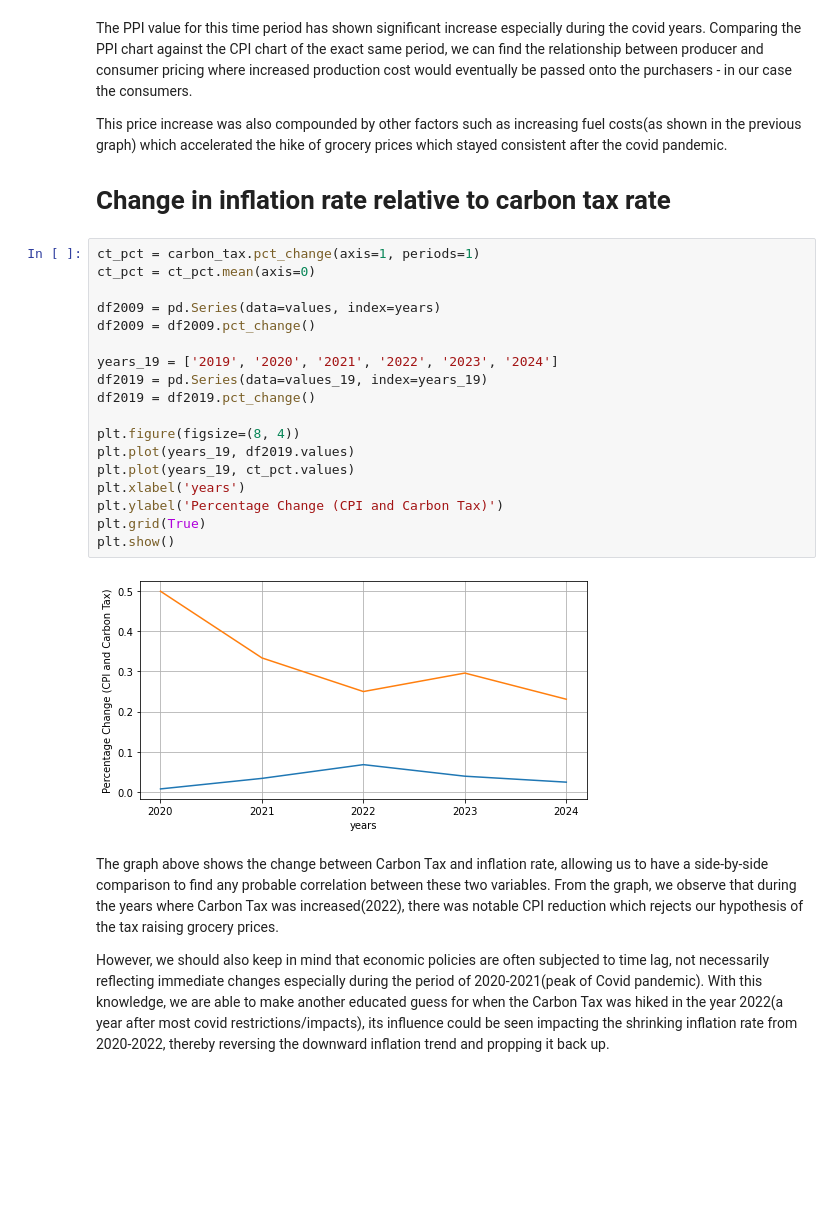
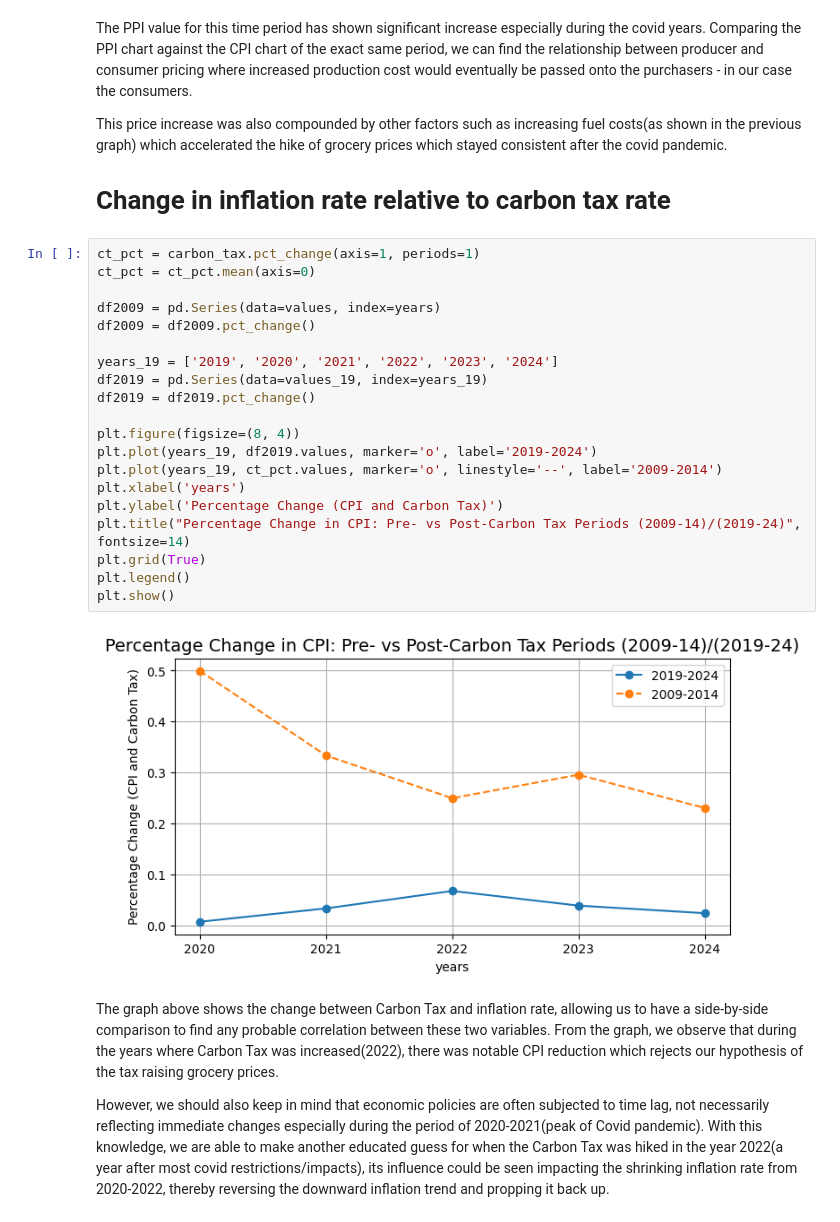
Before and after one commit to Matthew-S-Chiasson/CS2545-Analytics-on-the-price-of-Groceries-due-to-the-Carbon-Tax, a Jupyter notebook: Carbon_Tax_Data_Observations.ipynb, the cells around one changed output. Saved outputs shown, nothing was run; the diff lists cells and outputs as text; blank space fills up the shorter version.

Commit message:
Updated graph

```diff
--- a/Carbon_Tax_Data_Observations.ipynb
+++ b/Carbon_Tax_Data_Observations.ipynb
@@ -260,23 +260,25 @@ This price increase was also compounded by other factors such as increasing fuel
 # %%
 ct_pct = carbon_tax.pct_change(axis=1, periods=1)
 ct_pct = ct_pct.mean(axis=0)
 
 df2009 = pd.Series(data=values, index=years)
 df2009 = df2009.pct_change()
 
 years_19 = ['2019', '2020', '2021', '2022', '2023', '2024']
 df2019 = pd.Series(data=values_19, index=years_19)
 df2019 = df2019.pct_change()
 
 plt.figure(figsize=(8, 4))
-plt.plot(years_19, df2019.values)
-plt.plot(years_19, ct_pct.values)
+plt.plot(years_19, df2019.values, marker='o', label='2019-2024')
+plt.plot(years_19, ct_pct.values, marker='o', linestyle='--', label='2009-2014')
 plt.xlabel('years')
 plt.ylabel('Percentage Change (CPI and Carbon Tax)')
+plt.title("Percentage Change in CPI: Pre- vs Post-Carbon Tax Periods (2009-14)/(2019-24)", fontsize=14)
 plt.grid(True)
+plt.legend()
 plt.show()
 # %% [output]
-[figure, old version]
+[figure, new version]
 # %% [markdown]
 The graph above shows the change between Carbon Tax and inflation rate, allowing us to have a side-by-side comparison to find any probable correlation between these two variables. From the graph, we observe that during the years where Carbon Tax was increased(2022), there was notable CPI reduction which rejects our hypothesis of the tax raising grocery prices.
 
```
